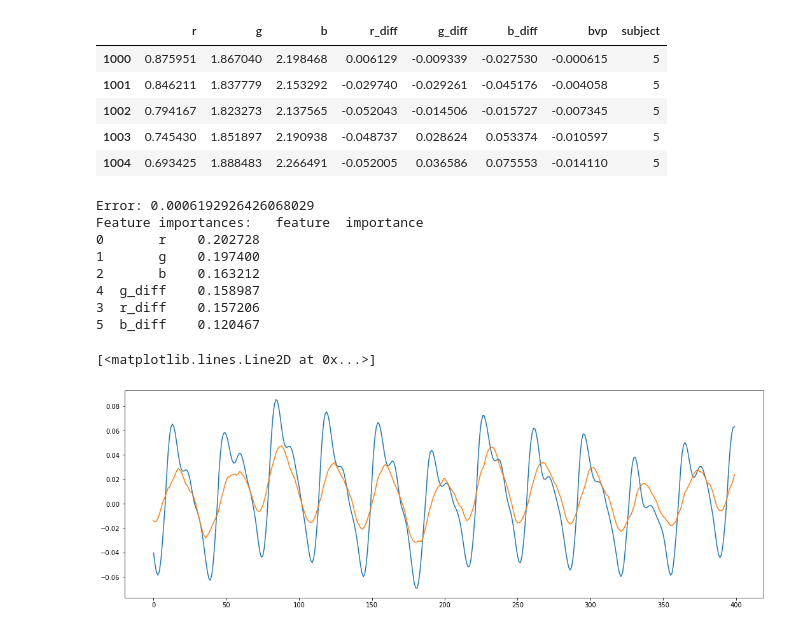
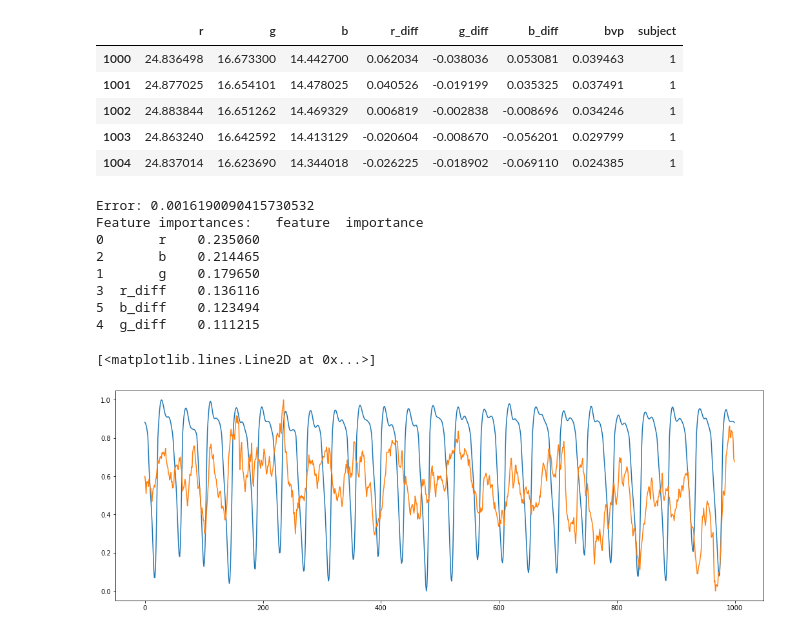
Before and after one commit to arnavpon/pydroid, a Jupyter notebook: example/android/app/src/main/python/pipeline-dev/pipeline-v1/ml.v3.ipynb, the cells around one changed output. Cells and saved outputs as stored; diff of their text form; code cells hidden in the pictures.

```diff
--- a/example/android/app/src/main/python/pipeline-dev/pipeline-v1/ml.v3.ipynb
+++ b/example/android/app/src/main/python/pipeline-dev/pipeline-v1/ml.v3.ipynb
@@ -74,10 +76,12 @@ class RppgMl:
         return result
 # %%
 data_arr = []
-for i in range(4, 5):
+for i in range(len(truths)):
+    if i == 5:
+        continue
     truth = truths[i]
     data = truth.prepare_data_for_ml()
-    data = data.iloc[1000: 3000, :]
+    data = data.iloc[1000: 15000, :]
     data['subject'] = i + 1
     data_arr.append(data)
 
@@ -95,38 +99,43 @@ print(f'Feature importances: {feature_importances}')
 print()
 # %% [output]
 |  | r | g | b | r_diff | g_diff | b_diff | bvp | subject |
-| 1000 | 0.875951 | 1.867040 | 2.198468 | 0.006129 | -0.009339 | -0.027530 | -0.000615 | 5 |
-| 1001 | 0.846211 | 1.837779 | 2.153292 | -0.029740 | -0.029261 | -0.045176 | -0.004058 | 5 |
-| 1002 | 0.794167 | 1.823273 | 2.137565 | -0.052043 | -0.014506 | -0.015727 | -0.007345 | 5 |
-| 1003 | 0.745430 | 1.851897 | 2.190938 | -0.048737 | 0.028624 | 0.053374 | -0.010597 | 5 |
-| 1004 | 0.693425 | 1.888483 | 2.266491 | -0.052005 | 0.036586 | 0.075553 | -0.014110 | 5 |
+| 1000 | 24.836498 | 16.673300 | 14.442700 | 0.062034 | -0.038036 | 0.053081 | 0.039463 | 1 |
+| 1001 | 24.877025 | 16.654101 | 14.478025 | 0.040526 | -0.019199 | 0.035325 | 0.037491 | 1 |
+| 1002 | 24.883844 | 16.651262 | 14.469329 | 0.006819 | -0.002838 | -0.008696 | 0.034246 | 1 |
+| 1003 | 24.863240 | 16.642592 | 14.413129 | -0.020604 | -0.008670 | -0.056201 | 0.029799 | 1 |
+| 1004 | 24.837014 | 16.623690 | 14.344018 | -0.026225 | -0.018902 | -0.069110 | 0.024385 | 1 |
-Error: 0.0006192926426068029
+Error: 0.0016190090415730532
 Feature importances:   feature  importance
-0       r    0.202728
-1       g    0.197400
-2       b    0.163212
-4  g_diff    0.158987
-3  r_diff    0.157206
-5  b_diff    0.120467
+0       r    0.235060
+2       b    0.214465
+1       g    0.179650
+3  r_diff    0.136116
+5  b_diff    0.123494
+4  g_diff    0.111215
 # %%
 model = ml
 
-test_subject = 5
-smoothing_window = 15
+test_subject = 6
+smoothing_window = 20
 ground_truth_smoothing_window = 20
 
-beg = 1000
-end = 1400
+beg = 3000
+end = 4000
 
-test_X = model.X.to_numpy()
-test_y = model.y.to_numpy()
+test_X = truths[test_subject - 1].prepare_data_for_ml().drop(columns = ['bvp']).to_numpy()
+test_y = truths[test_subject - 1].prepare_data_for_ml().bvp.to_numpy()
 
-pred = ml.predict_skl(test_X)
+pred = model.predict_skl(test_X)
 pred = n_moving_avg(pred, smoothing_window)
 pred = resample(pred, len(test_y))
 
-plt.plot(test_y[beg: end])
-plt.plot(pred[beg: end])
+signal = pred[beg: end]
+targets = test_y[beg: end]
+signal = min_max_scale(signal)
+targets = min_max_scale(targets)
+
+plt.plot(targets)
+plt.plot(signal)
 # %% [output]
 [<matplotlib.lines.Line2D at 0x...>]
-[figure, old version]
+[figure, new version]
```
Also changed, not shown: parts of 2 cells of this notebook.
